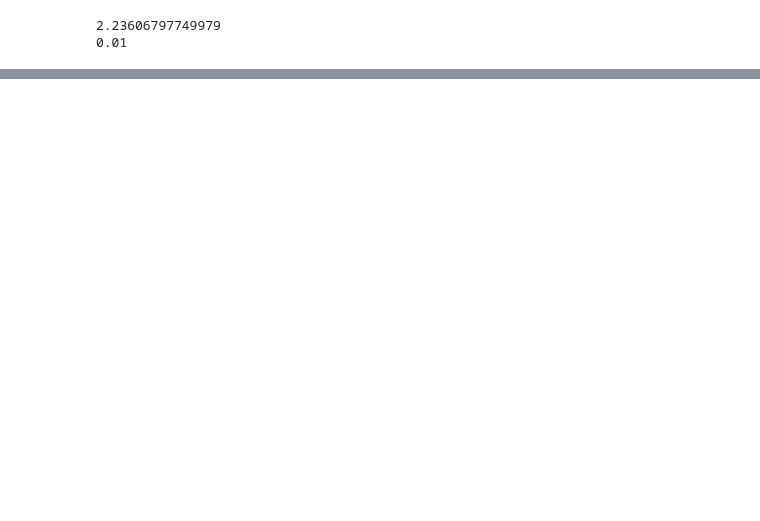
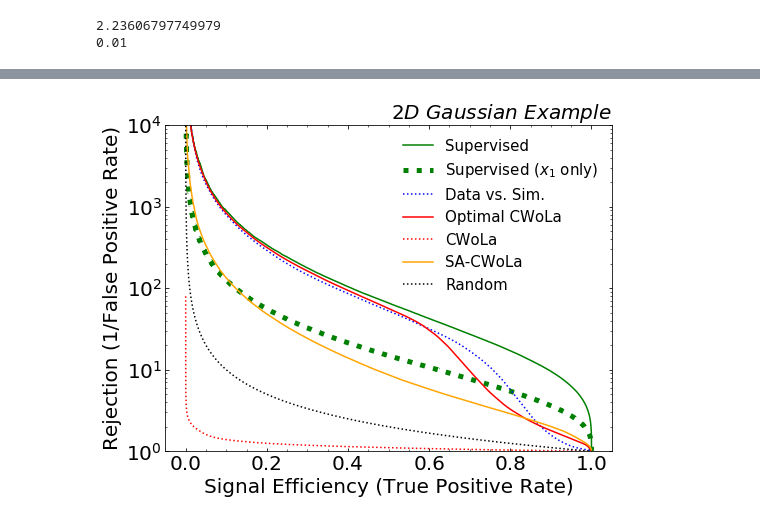
Before and after one commit to bnachman/DCTRHunting, a Jupyter notebook: CWoLaSimulationAssistedDecorrelation_Toy.ipynb, the cells around one changed output, grey strips where cells are left out. Cells and saved outputs as stored; diff of their text form; code cells hidden in the pictures; blank space fills up the shorter version.

```diff
--- a/CWoLaSimulationAssistedDecorrelation_Toy.ipynb
+++ b/CWoLaSimulationAssistedDecorrelation_Toy.ipynb
@@ -579,37 +624,41 @@ sacwola_med = np.median(fpr_interp, axis=0)
 # %%
 # Plot without banding
 
 fig = plt.figure(figsize=(8, 6))
 gs = gridspec.GridSpec(1, 1, height_ratios=[1])
 ax0 = plt.subplot(gs[0])
 ax0.yaxis.set_ticks_position('both')
 ax0.xaxis.set_ticks_position('both')
 ax0.tick_params(direction="in",which="both")
 ax0.minorticks_on()
 plt.xticks(fontsize=20)
 plt.yticks(fontsize=20)
 
 plt.yscale("log")
 plt.ylim([1,1e4])
 
-plt.plot(tpr_sup,1./fpr_sup,label="Supervised",color='green')
-plt.plot(tpr_sup1d,1./fpr_sup1d,label="Supervised ($x_1$ only)",color='green',ls=":",linewidth=5)
+with np.errstate(divide='ignore'):
+    plt.plot(tpr_sup,1./fpr_sup,label="Supervised",color='green')
+    plt.plot(tpr_sup1d,1./fpr_sup1d,label="Supervised ($x_1$ only)",color='green',ls=":",linewidth=5)
 
-plt.plot(tpr_pts, dvsim_med, label="Data vs. Sim.",color="blue",ls=":")
-plt.plot(tpr_pts, ocwola_med,label="Optimal CWoLa",color="red")
-plt.plot(tpr_pts, cwola_med,label="CWoLa",color="red",ls=":")
-plt.plot(tpr_pts, sacwola_med,label="SA-CWoLa",color="orange")
+plt.plot(tpr_pts, dvsim_mean, label="Data vs. Sim.",color="blue",ls=":")
+plt.plot(tpr_pts, ocwola_mean,label="Optimal CWoLa",color="red")
+plt.plot(tpr_pts, cwola_mean,label="CWoLa",color="red",ls=":")
+plt.plot(tpr_pts, sacwola_mean,label="SA-CWoLa",color="orange")
 
-plt.plot(tpr_sup,1./tpr_sup,color="black",ls=":",label="Random")
+with np.errstate(divide='ignore'):
+    plt.plot(tpr_sup,1./tpr_sup,color="black",ls=":",label="Random")
 
 plt.xlabel(r'Signal Efficiency (True Positive Rate)',fontsize=20)
 plt.ylabel(r"Rejection (1/False Positive Rate)",fontsize=20)
 plt.legend(frameon=False,fontsize=15,loc="upper right")
 
 plt.title("$2D$ $Gaussian$ $Example$",fontsize=20,loc="right")
 
-plt.savefig('plots/imperfect_sim_averaged_5/toy_lambda_50.png', bbox_inches='tight', padinches=0)
-plt.savefig('plots/imperfect_sim_averaged_5/toy_lambda_50.pdf', bbox_inches='tight', padinches=0)
+plt.savefig('plots/perfect_sim/toy_lambda_20.png', bbox_inches='tight', padinches=0)
+plt.savefig('plots/perfect_sim/toy_lambda_20.pdf', bbox_inches='tight', padinches=0)
+# %% [output]
+[figure, added]
 # %%
 # Plot with banding
 
```
Also changed, not shown: parts of 17 cells of this notebook, 48 other files.
